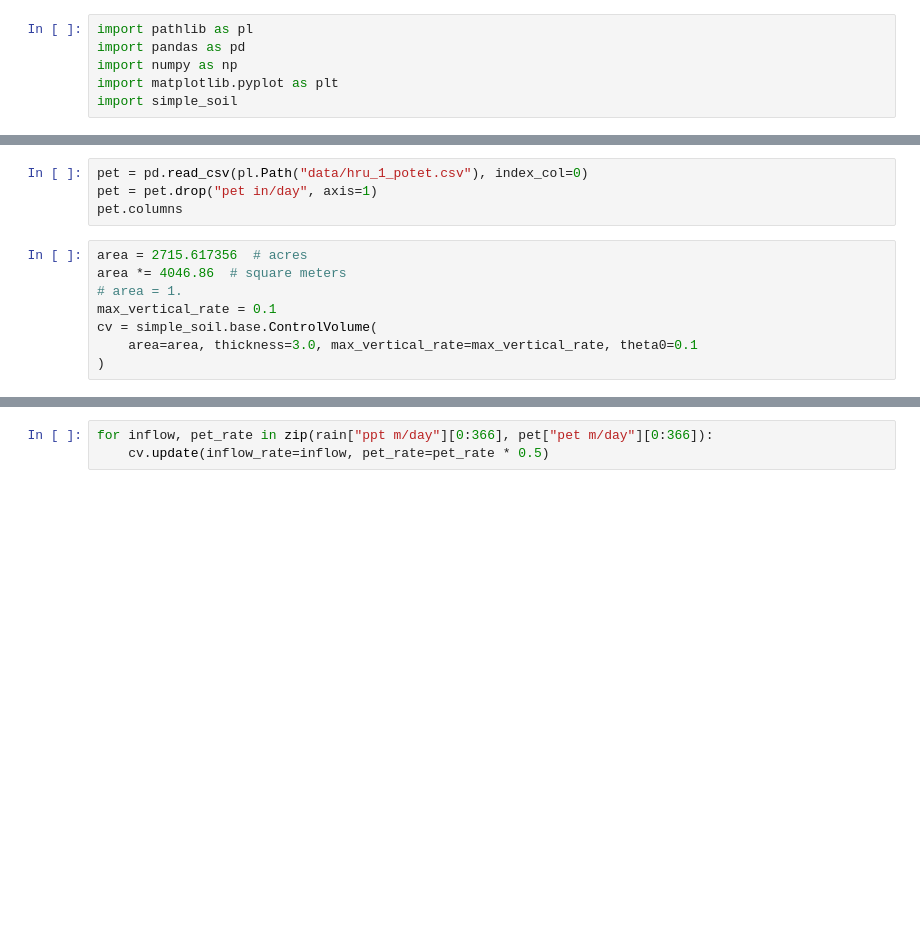
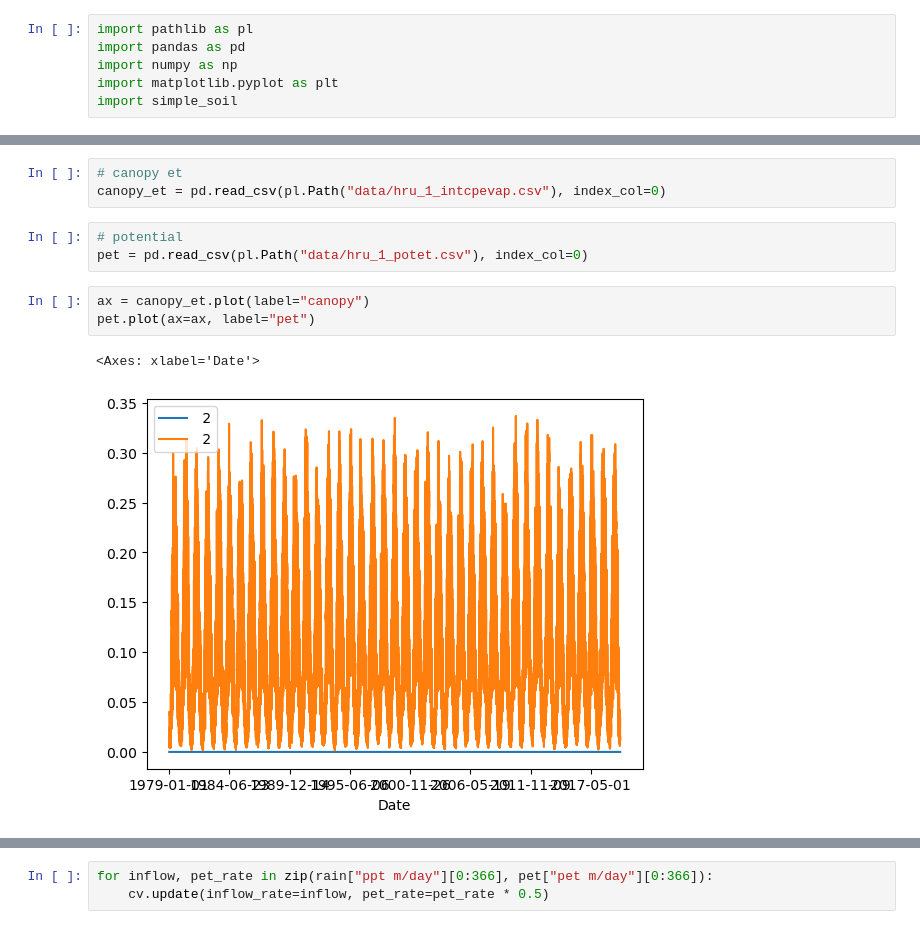
Before and after one commit to jdhughes-usgs/simple_soil, a Jupyter notebook: notebooks/Execute.ipynb, the cells around one changed output, grey strips where cells are left out. Saved outputs shown, nothing was run; the diff lists cells and outputs as text; blank space fills up the shorter version.

```diff
--- a/notebooks/Execute.ipynb
+++ b/notebooks/Execute.ipynb
@@ -15,12 +40,12 @@ rain.columns
+# %%
+# canopy et
+canopy_et = pd.read_csv(pl.Path("data/hru_1_intcpevap.csv"), index_col=0)
 # %%
+# potential
 pet = pd.read_csv(pl.Path("data/hru_1_potet.csv"), index_col=0)
-pet = pet.drop("pet in/day", axis=1)
-pet.columns
-# %%
-area = 2715.617356  # acres
-area *= 4046.86  # square meters
-# area = 1.
-max_vertical_rate = 0.1
-cv = simple_soil.base.ControlVolume(
-    area=area, thickness=3.0, max_vertical_rate=max_vertical_rate, theta0=0.1
-)
+# %%
+ax = canopy_et.plot(label="canopy")
+pet.plot(ax=ax, label="pet")
+# %% [output]
+<Axes: xlabel='Date'>
+[figure, added]
```
Also changed, not shown: parts of 26 cells of this notebook, 7 other files.
